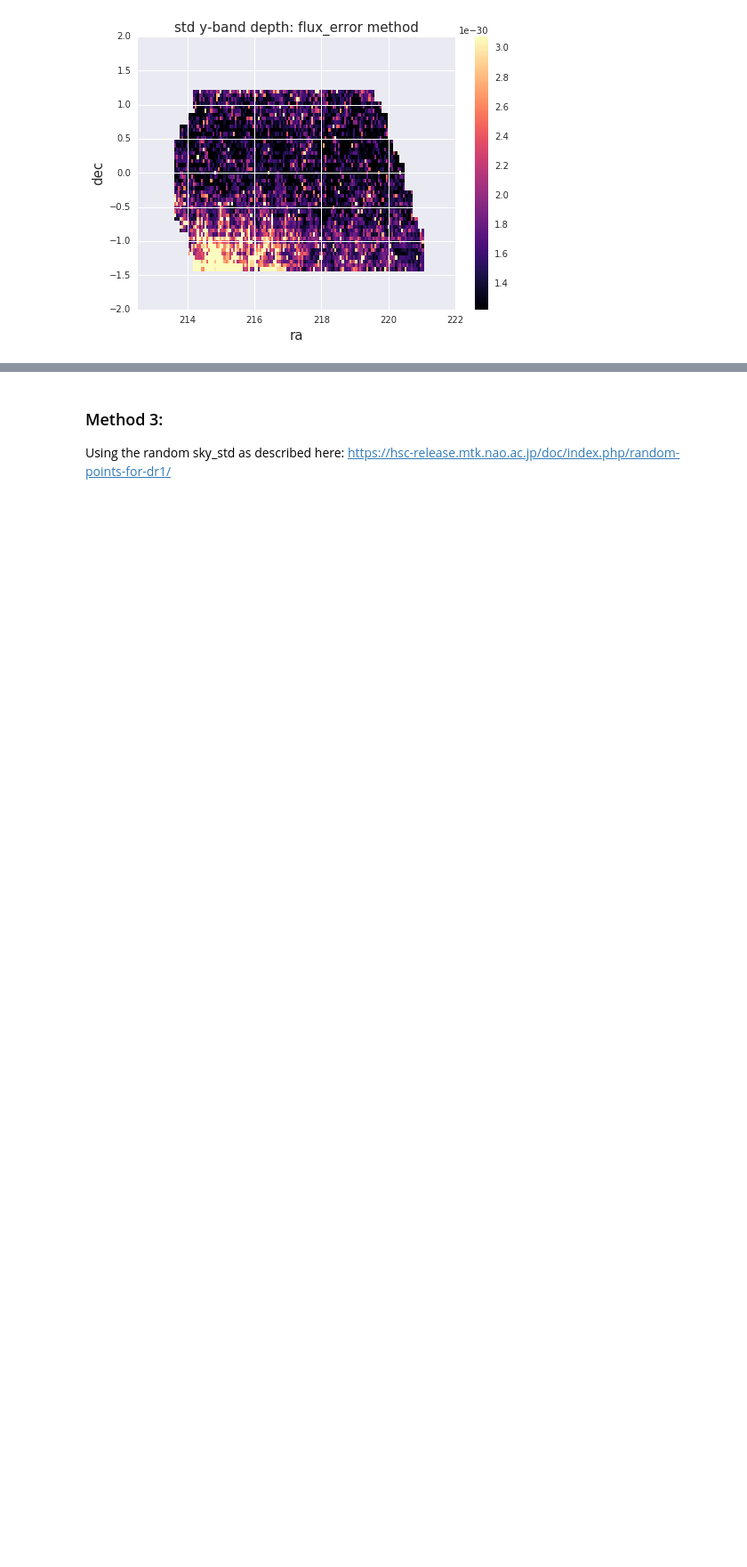
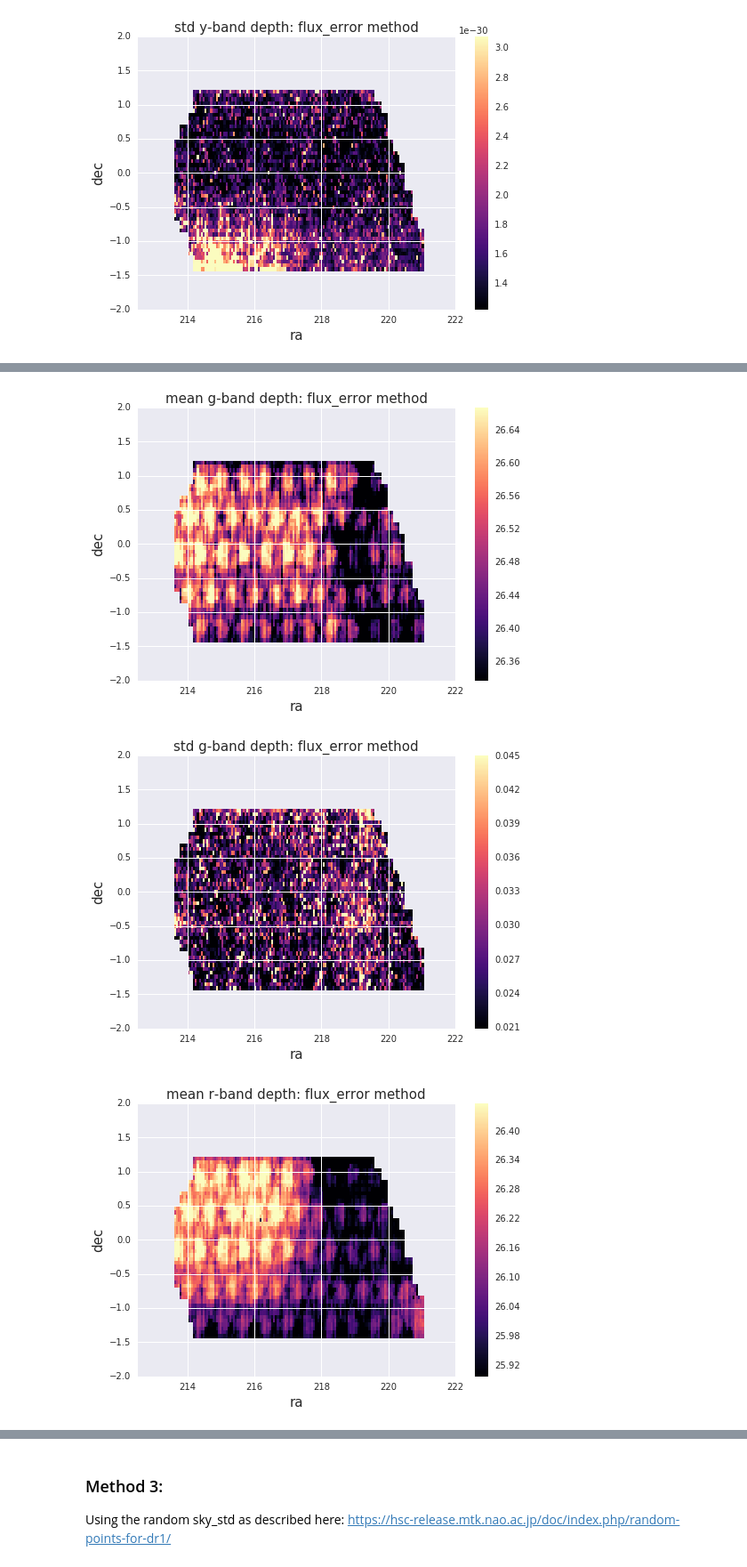
Before and after one commit to LSSTDESC/DEHSC_LSS, a Jupyter notebook: HSC_5sigma-depth.ipynb, the cells around one changed output, grey strips where cells are left out. Shown at 89% size. Cells and saved outputs as stored; diff of their text form; code cells hidden in the pictures; blank space fills up the shorter version.

```diff
--- a/HSC_5sigma-depth.ipynb
+++ b/HSC_5sigma-depth.ipynb
@@ -193,0 +218,24 @@ for band in bands:
+# %%
+# convert from fluxes to mags
+for band in bands:
+    # convert from erg .. to uJy
+    depthMap[methodTag][band]= 10.**(23+6)*depthMap[methodTag][band]
+    #depthMap_var[methodTag][band]= 10.**(23+6)*depthMap_var[methodTag][band]
+
+    ind= np.array(np.where(np.isnan(depthMap[methodTag][band])!=True)[0])
+
+    depthMap[methodTag][band][ind]= -2.5*np.log10(depthMap[methodTag][band][ind])+23.9
+
+    #ind= np.where(np.isnan(depthMap_var[methodTag][band])!=True)[0]
+    #depthMap_var[methodTag][band][ind]= -2.5*np.log10(depthMap_var[methodTag][band][ind])+23.9
+    #depthMap_var[methodTag][band]/=depthMap[methodTag][band]
+# %%
+for band in bands:
+    flatSkyGrid.view_map(depthMap[methodTag][band], posColorbar= True, title= 'mean %s-band depth: flux_error method'%band,
+                         xlabel='ra', ylabel='dec')
+    flatSkyGrid.view_map(depthMap_var[methodTag][band], posColorbar= True, title= 'std %s-band depth: flux_error method'%band,
+                         xlabel='ra', ylabel='dec')
+# %% [output]
+[figure, added]
+[figure, added]
+[figure, added]
```
Also changed, not shown: parts of 12 cells of this notebook, 30 other files.
